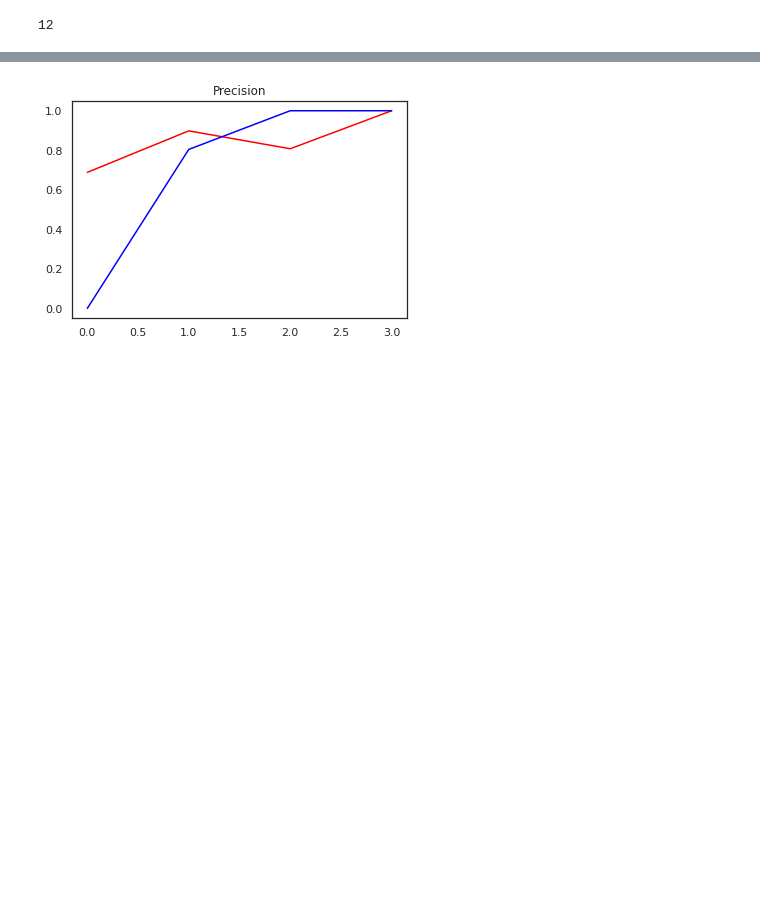
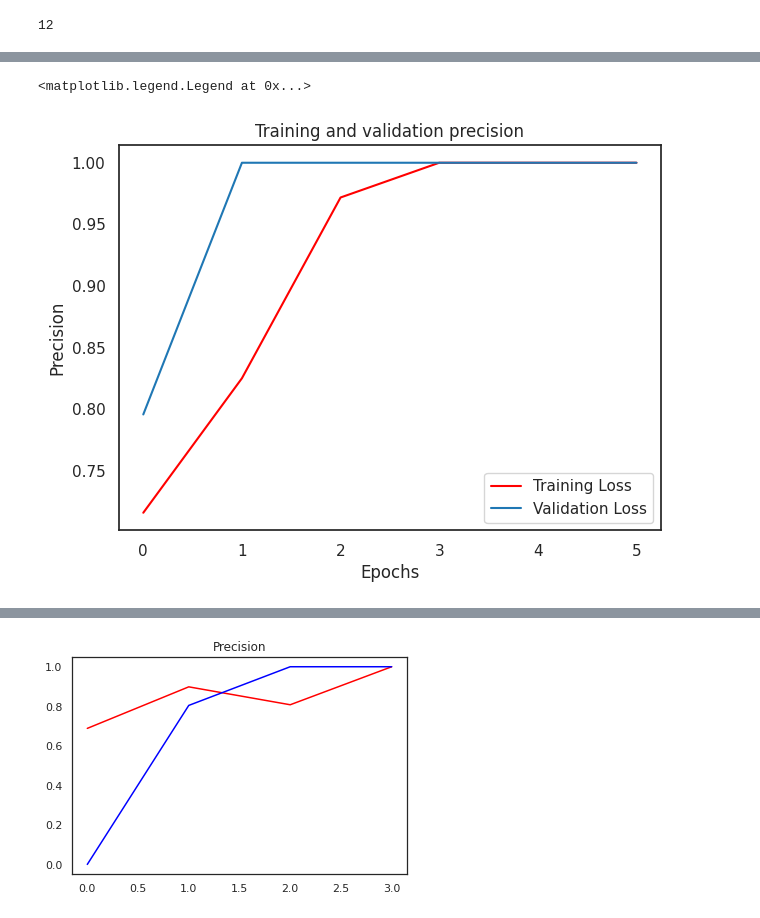
Before and after one commit to pawelszajwaj/Segregation, a Jupyter notebook: Main.ipynb, the cells around one changed output, grey strips where cells are left out. Saved outputs shown, nothing was run; the diff lists cells and outputs as text; code cells hidden in the pictures; blank space fills up the shorter version.

```diff
--- a/Main.ipynb
+++ b/Main.ipynb
@@ -426,0 +447,12 @@ plt.show()
+# %%
+epochs=range(1,7)
+fig, ax = plt.subplots(1,1,figsize=(7,5))
+ax.plot(histvar1.history['precision_1'],'r', label='Training Loss')
+ax.plot(histvar1.history['val_precision_1'], label='Validation Loss')
+ax.set_title('Training and validation precision')
+ax.set_xlabel('Epochs')
+ax.set_ylabel('Precision')
+ax.legend()
+# %% [output]
+<matplotlib.legend.Legend at 0x...>
+[figure, added]
```
Also changed, not shown: parts of 26 cells of this notebook.
